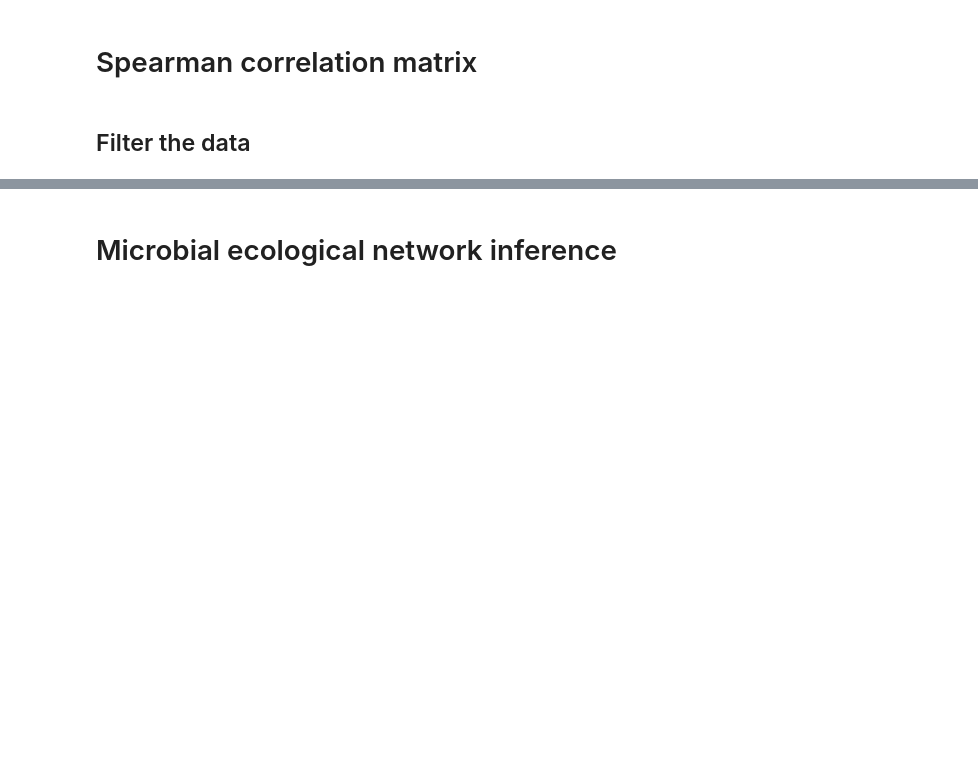
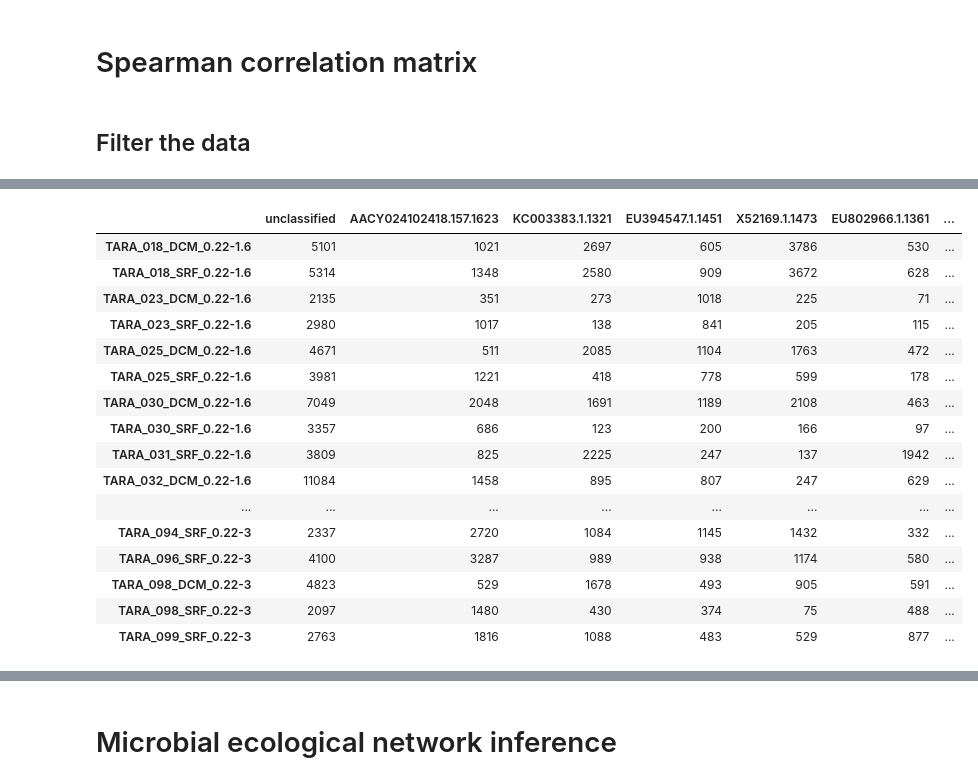
Before and after one commit to nigiord/BioinfoSummerSchoolAngers2018, a Jupyter notebook: microbial_ecological_networks.ipynb, the cells around one changed output, grey strips where cells are left out. Saved outputs shown, nothing was run; the diff lists cells and outputs as text; code cells hidden in the pictures; blank space fills up the shorter version.

```diff
--- a/microbial_ecological_networks.ipynb
+++ b/microbial_ecological_networks.ipynb
@@ -135,0 +134,20 @@ otumat
+# %%
+totus
+# %% [output]
+|  | unclassified | AACY024102418.157.1623 | KC003383.1.1321 | EU394547.1.1451 | X52169.1.1473 | EU802966.1.1361 | ... |
+| TARA_018_DCM_0.22-1.6 | 5101 | 1021 | 2697 | 605 | 3786 | 530 | ... |
+| TARA_018_SRF_0.22-1.6 | 5314 | 1348 | 2580 | 909 | 3672 | 628 | ... |
+| TARA_023_DCM_0.22-1.6 | 2135 | 351 | 273 | 1018 | 225 | 71 | ... |
+| TARA_023_SRF_0.22-1.6 | 2980 | 1017 | 138 | 841 | 205 | 115 | ... |
+| TARA_025_DCM_0.22-1.6 | 4671 | 511 | 2085 | 1104 | 1763 | 472 | ... |
+| TARA_025_SRF_0.22-1.6 | 3981 | 1221 | 418 | 778 | 599 | 178 | ... |
+| TARA_030_DCM_0.22-1.6 | 7049 | 2048 | 1691 | 1189 | 2108 | 463 | ... |
+| TARA_030_SRF_0.22-1.6 | 3357 | 686 | 123 | 200 | 166 | 97 | ... |
+| TARA_031_SRF_0.22-1.6 | 3809 | 825 | 2225 | 247 | 137 | 1942 | ... |
+| TARA_032_DCM_0.22-1.6 | 11084 | 1458 | 895 | 807 | 247 | 629 | ... |
+| ... | ... | ... | ... | ... | ... | ... | ... |
+| TARA_094_SRF_0.22-3 | 2337 | 2720 | 1084 | 1145 | 1432 | 332 | ... |
+| TARA_096_SRF_0.22-3 | 4100 | 3287 | 989 | 938 | 1174 | 580 | ... |
+| TARA_098_DCM_0.22-3 | 4823 | 529 | 1678 | 493 | 905 | 591 | ... |
+| TARA_098_SRF_0.22-3 | 2097 | 1480 | 430 | 374 | 75 | 488 | ... |
+| TARA_099_SRF_0.22-3 | 2763 | 1816 | 1088 | 483 | 529 | 877 | ... |
```
Also changed, not shown: parts of 50 cells of this notebook, 1 other file.
